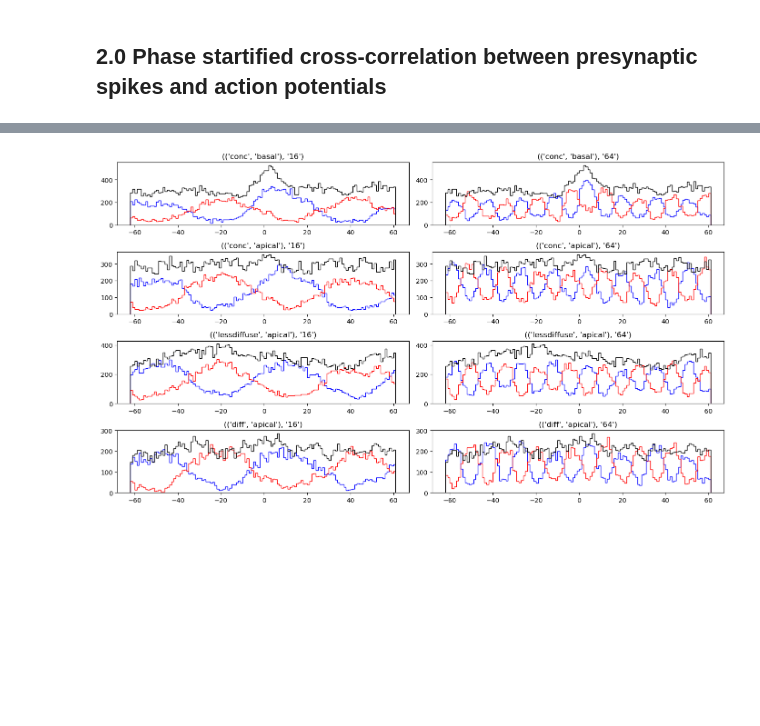
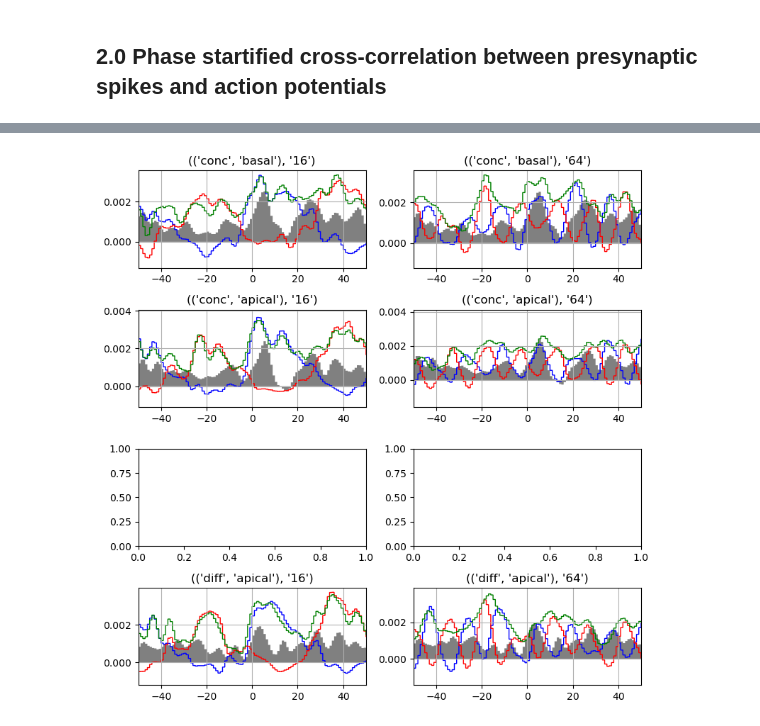
Before and after one commit to dbheadley/InhibOnDendComp, a Jupyter notebook: scripts/APCC_RhythmicInh_ConcDiffExc.ipynb, the cells around one changed output, grey strips where cells are left out. Cells and saved outputs as stored; diff of their text form; code cells hidden in the pictures; blank space fills up the shorter version.

Commit message:
updated cc phase conc diff

```diff
--- a/scripts/APCC_RhythmicInh_ConcDiffExc.ipynb
+++ b/scripts/APCC_RhythmicInh_ConcDiffExc.ipynb
@@ -117,11 +103,11 @@ sim_df = sim_df.assign(AllCC = sim_df.apply(lambda x: cc_func(x['RootDir'], x['I
 # %%
 # breakout CC dictionaries
-sim_df = sim_df.join(pd.DataFrame(sim_df['AllCC'].tolist()))
-sim_df = pd.melt(sim_df, id_vars=['RootDir', 'InhibType', 'ExcType', 'ExcLoc'],
+sim_cc_df = sim_cc_df.join(pd.DataFrame(sim_cc_df['AllCC'].tolist()))
+sim_cc_df = pd.melt(sim_cc_df, id_vars=['RootDir', 'InhibType', 'ExcType', 'ExcLoc'],
                  value_vars=['t', 'p', 'poiss'], var_name='InhibPhase', value_name='CC')
-sim_df = sim_df.dropna()
-sim_df = sim_df.reset_index(drop=True)
-sim_df = sim_df.join(pd.DataFrame(sim_df['CC'].tolist()))
-sim_df.drop('CC', axis=1)
+sim_cc_df = sim_cc_df.dropna()
+sim_cc_df = sim_cc_df.reset_index(drop=True)
+sim_cc_df = sim_cc_df.join(pd.DataFrame(sim_cc_df['CC'].tolist()))
+sim_cc_df.drop('CC', axis=1)
 # %% [output]
 |  | RootDir | InhibType | ExcType | ExcLoc | InhibPhase | values | lags | ref_norm | values_corr |
@@ -144,26 +129,48 @@ sim_df.drop('CC', axis=1)
 # %%
 # group by excitatory input type
-exc_df = sim_df.groupby(['ExcType', 'ExcLoc'])
+exc_df = sim_cc_df.groupby(['ExcType', 'ExcLoc'])
 # %%
+# plot corrected cross-correlations by excitatory input type
 def plot_cc(sim_row, ax, **kwargs):
-    ax.stairs(sim_row['values'].iloc[0][0:-1], sim_row['lags'].iloc[0],  **kwargs)
+    # create gaussian convolution kernel
+    sm_kern = np.hamming(9) # np.ones(1) #
+    sm_kern /= np.sum(sm_kern)
+    sm_corr = np.convolve(sim_row['values_corr'].iloc[0][0:-1], sm_kern,'same')
+
+    #sm_corr -= np.mean(sm_corr)
+    ax.stairs(sm_corr, sim_row['lags'].iloc[0], **kwargs)
+
+def plot_cc_add(sim_row_t, sim_row_p, ax, **kwargs):
+    # create gaussian convolution kernel
+    sm_kern = np.hamming(9)
+    sm_kern /= np.sum(sm_kern)
+    sm_corr_t = np.convolve(sim_row_t['values_corr'].iloc[0][0:-1], sm_kern,'same')
+    sm_corr_p = np.convolve(sim_row_p['values_corr'].iloc[0][0:-1], sm_kern,'same')
+    #sm_corr -= np.mean(sm_corr)
+    ax.stairs(sm_corr_t+sm_corr_p, sim_row_t['lags'].iloc[0], **kwargs)
 
 def plot_exp(sim_set, exp_name, exp_freq, ax):
+    plot_cc(sim_set[sim_set['InhibPhase']=='poiss'],ax, color='gray', fill=True)
     plot_cc(sim_set.loc[(sim_set['InhibPhase']=='t') & (sim_set['InhibType']==exp_freq)],ax, color='b')
     plot_cc(sim_set.loc[(sim_set['InhibPhase']=='p') & (sim_set['InhibType']==exp_freq)],ax, color='r')
-    plot_cc(sim_set[sim_set['InhibPhase']=='poiss'],ax, color='k')
+    plot_cc_add(sim_set.loc[(sim_set['InhibPhase']=='t') & (sim_set['InhibType']==exp_freq)],
+                 sim_set.loc[(sim_set['InhibPhase']=='p') & (sim_set['InhibType']==exp_freq)],ax, color='g')
     ax.set_title((exp_name, exp_freq))
+    #ax.set_ylim(-0.01,0.015)
+    ax.set_xlim(-50,50)
+    ax.grid(True)
+
 
 fig,ax = plt.subplots(4,2)
 plot_exp(exc_df.get_group(('conc', 'basal')), ('conc', 'basal'), '16',ax[0,0])
 plot_exp(exc_df.get_group(('conc', 'basal')), ('conc', 'basal'), '64',ax[0,1])
 plot_exp(exc_df.get_group(('conc', 'apical')), ('conc', 'apical'), '16',ax[1,0])
 plot_exp(exc_df.get_group(('conc', 'apical')), ('conc', 'apical'), '64',ax[1,1])
-plot_exp(exc_df.get_group(('lessdiffuse', 'apical')), ('lessdiffuse', 'apical'), '16',ax[2,0])
-plot_exp(exc_df.get_group(('lessdiffuse', 'apical')), ('lessdiffuse', 'apical'), '64',ax[2,1])
+#plot_exp(exc_df.get_group(('lessdiffuse', 'apical')), ('lessdiffuse', 'apical'), '16',ax[2,0])
+#plot_exp(exc_df.get_group(('lessdiffuse', 'apical')), ('lessdiffuse', 'apical'), '64',ax[2,1])
 plot_exp(exc_df.get_group(('diff', 'apical')), ('diff', 'apical'), '16',ax[3,0])
 plot_exp(exc_df.get_group(('diff', 'apical')), ('diff', 'apical'), '64',ax[3,1])
-fig.set_size_inches(14, 8)
+fig.set_size_inches(8, 8)
 fig.tight_layout()
 # %% [output]
-[figure, old version]
+[figure, new version]
```
Also changed, not shown: parts of 10 cells of this notebook, 4 other files.
